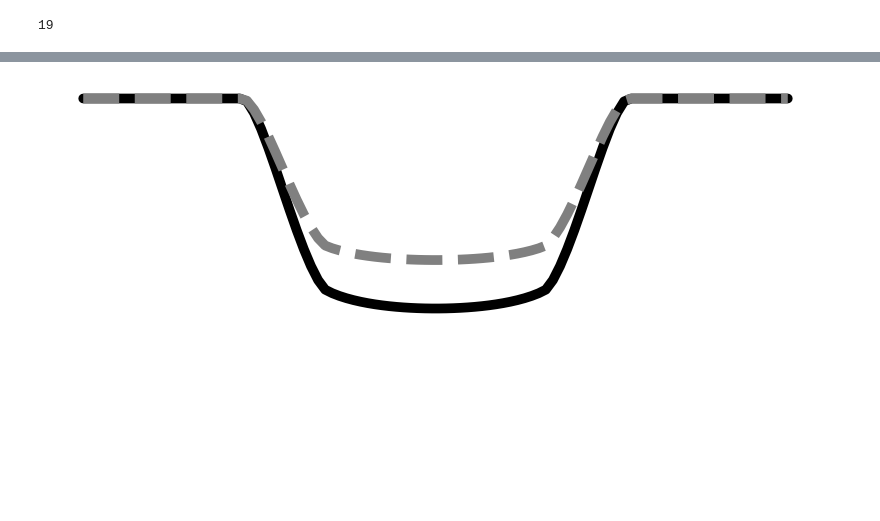
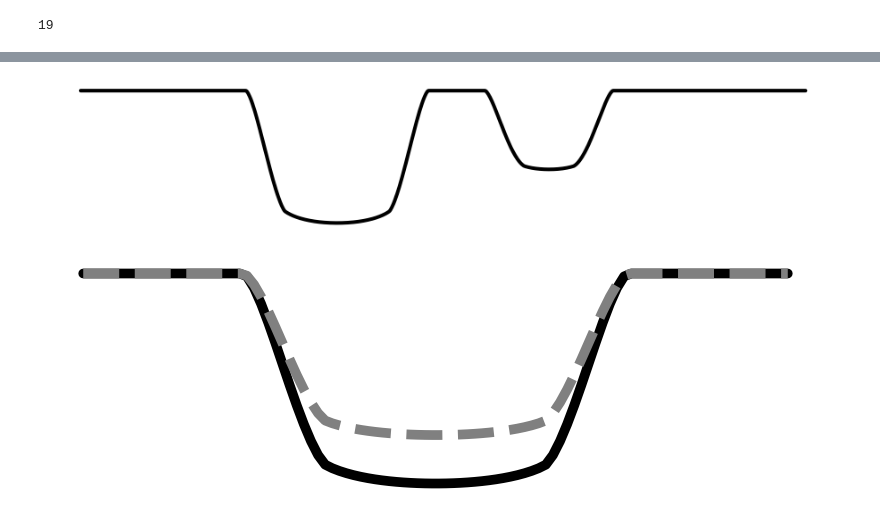
Before and after one commit to Mayuko-Mori/Plot_exoplanets, a Jupyter notebook: cartoons-transit.ipynb, the cells around one changed output, grey strips where cells are left out. Cells and saved outputs as stored; diff of their text form; code cells hidden in the pictures; blank space fills up the shorter version.

Commit message:
added double transit

```diff
--- a/cartoons-transit.ipynb
+++ b/cartoons-transit.ipynb
@@ -57,3 +57,37 @@ ax.yaxis.set_ticklabels([])
 fig.savefig('transit_trans_k.png',facecolor='none', transparent=True)
 # %% [output]
 [figure]
+# %%
+params.t0 = -0.002
+params.rp = 0.1
+params.a = 15.
+t = np.linspace(-0.025, 0.04, 1000)
+m1 = batman.TransitModel(params, t)    #initializes model
+flux1 = m1.light_curve(params)
+
+params.t0 = 0.017
+params.rp = 0.08
+params.a = 17.
+m2 = batman.TransitModel(params, t)
+flux2 = m2.light_curve(params)
+
+flux = flux1 * flux2
+
+fig, ax = pl.subplots(figsize=(16, 3))
+
+#ax.plot(t, flux1, lw=4, color='orange')
+#ax.plot(t, flux2, lw=4, color='blue')
+ax.plot(t, flux, lw=4, color='k')
+
+
+ax.set_xlabel("Time from central transit")
+ax.set_ylabel("Relative flux")
+ax.axis('off')
+
+ax.set_xticks([])
+ax.set_yticks([])
+ax.xaxis.set_ticklabels([])
+ax.yaxis.set_ticklabels([])
+fig.savefig('transit_trans_k.png',facecolor='none', transparent=True)
+# %% [output]
+[figure, added]
```
Also changed, not shown: parts of 1 cell of this notebook, 2 other files.
